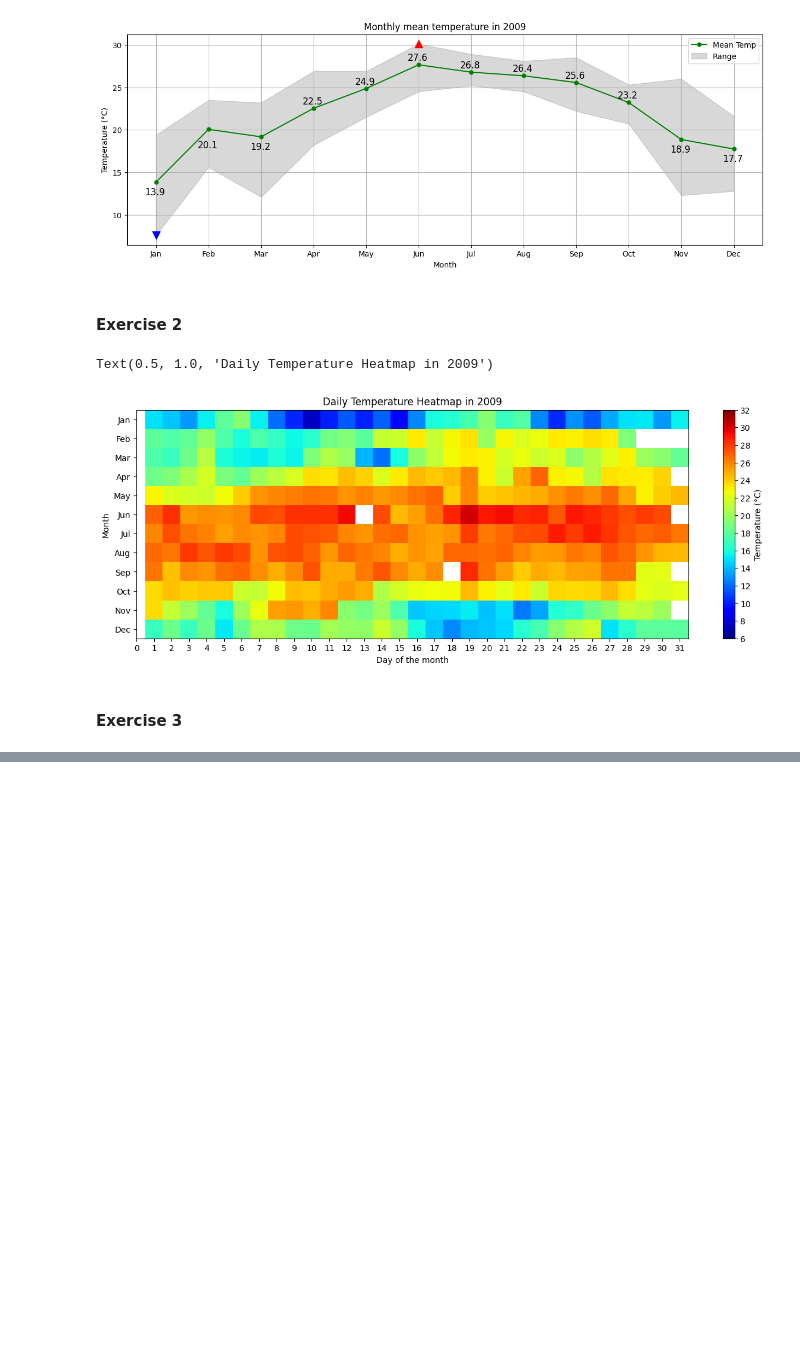
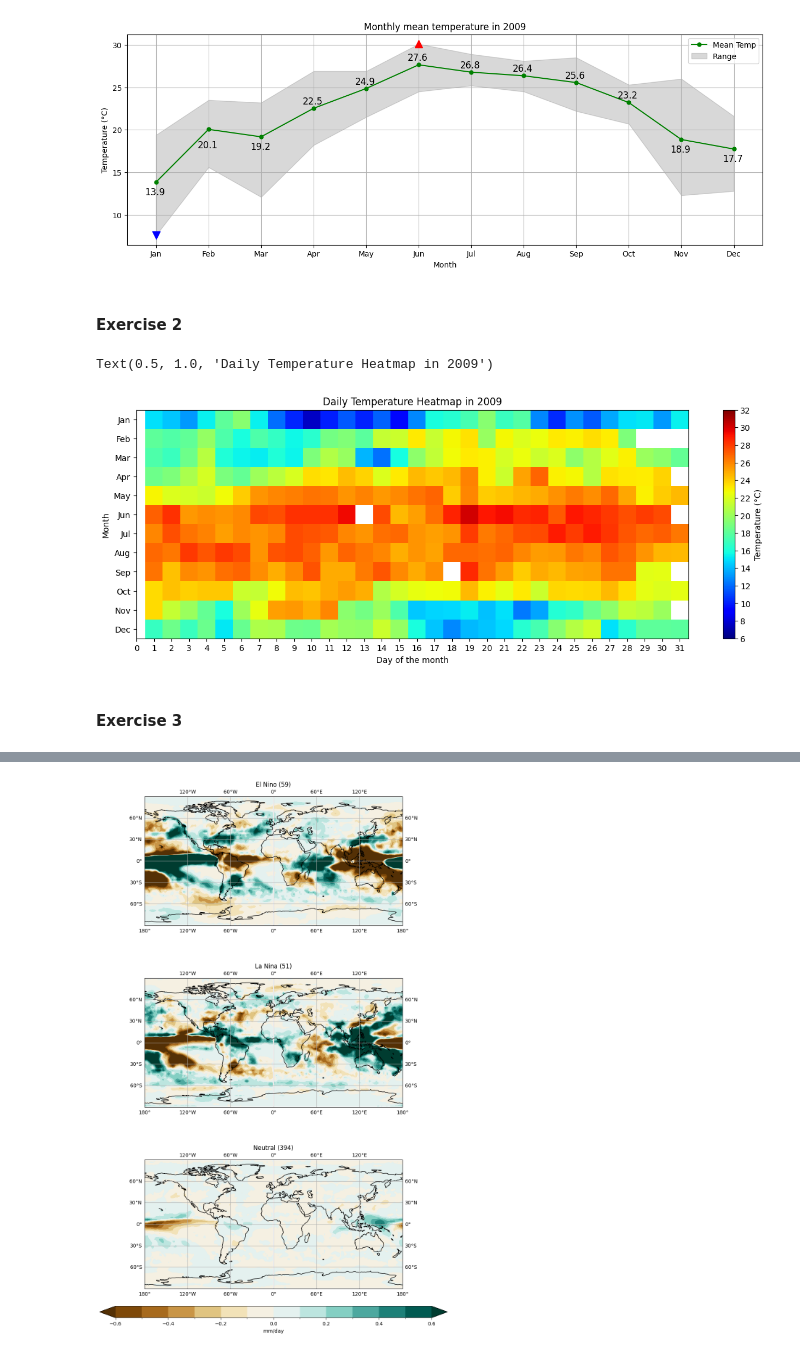
Before and after one commit to doanhlee04/LEARNING-, a Jupyter notebook: TMINH_Midterm.ipynb, the cells around one changed output, grey strips where cells are left out. Cells and saved outputs as stored; diff of their text form; code cells hidden in the pictures; blank space fills up the shorter version.

```diff
--- a/TMINH_Midterm.ipynb
+++ b/TMINH_Midterm.ipynb
@@ -101,0 +206,88 @@ df.shape
+# %%
+def classify_enso(nino34):
+    """Classify months into El Niño, La Niña, or Neutral based on Nino3.4 index."""
+    enso_state = xr.full_like(nino34, 'neutral', dtype='object')
+    enso_state = xr.where(nino34 >= 1.0, 'elnino', enso_state)
+    enso_state = xr.where(nino34 <= -1.0, 'lanina', enso_state)
+    return enso_state
+
+def calculate_enso_composites(precip_anomaly, enso_state):
+    """Calculate precipitation anomaly composites for each ENSO phase."""
+    elnino_comp = precip_anomaly.where(enso_state == 'elnino').mean('time')
+    lanina_comp = precip_anomaly.where(enso_state == 'lanina').mean('time')
+    neutral_comp = precip_anomaly.where(enso_state == 'neutral').mean('time')
+
+    n_elnino = (enso_state == 'elnino').sum().values
+    n_lanina = (enso_state == 'lanina').sum().values
+    n_neutral = (enso_state == 'neutral').sum().values
+
+    return elnino_comp, lanina_comp, neutral_comp, n_elnino, n_lanina, n_neutral
+
+def plot_enso_composites(elnino_comp, lanina_comp, neutral_comp, n_elnino, n_lanina, n_neutral):
+    """Create three-panel plot of ENSO precipitation anomaly composites."""
+    fig = plt.figure(figsize=(12, 16))
+    projection = ccrs.PlateCarree()
+
+    vmin, vmax = -0.6, 0.6
+    titles = [f'El Nino ({n_elnino})', f'La Nina ({n_lanina})', f'Neutral ({n_neutral})']
+    composites = [elnino_comp, lanina_comp, neutral_comp]
+
+    for idx, (title, data) in enumerate(zip(titles, composites)):
+        ax = plt.subplot(3, 1, idx + 1, projection=projection)
+
+        im = data.plot.contourf(
+            ax=ax,
+            transform=ccrs.PlateCarree(),
+            levels=np.linspace(vmin, vmax, 13),
+            cmap='BrBG',
+            add_colorbar=False,
+            extend='both'
+        )
+
+        ax.coastlines()
+        ax.gridlines(draw_labels=True)
+
+        ax.set_title(title)
+        ax.set_ylim(-90, 90)
+        ax.set_xlim(-180, 180)
+
+    # Adjust colorbar position
+    cbar_ax = fig.add_axes([0.1, 0.05, 0.8, 0.02])
+    cbar = plt.colorbar(im, cax=cbar_ax, orientation='horizontal')
+    cbar.set_label('mm/day', fontsize=10)
+
+    # Adjust spacing
+    plt.subplots_adjust(left=0.1, right=0.9, top=0.95, bottom=0.1, hspace=0.4)
+
+    return plt
+
+# Main execution
+try:
+    precip_ds = xr.open_dataset('precip.mon.mean.nc')
+    sst_ds = xr.open_dataset('sst.nc')
+
+    climatology_sst = sst_ds['sst'].sel(time=slice('1981', '2024')).groupby('time.month').mean('time')
+    anomalies_sst = sst_ds['sst'].groupby('time.month') - climatology_sst
+
+    nino34 = index_nino34  # Using function from previous example
+
+    precip = precip_ds['precip']
+    if 'units' in precip.attrs and precip.attrs['units'] == 'mm/s':
+        precip = precip * 86400
+
+    climatology_precip = precip.sel(time=slice('1981', '2024')).groupby('time.month').mean('time')
+    anomalies_precip = precip.groupby('time.month') - climatology_precip
+
+    enso_state = classify_enso(nino34)
+
+    elnino_comp, lanina_comp, neutral_comp, n_elnino, n_lanina, n_neutral = calculate_enso_composites(
+        anomalies_precip, enso_state)
+
+    plot_enso_composites(elnino_comp, lanina_comp, neutral_comp, n_elnino, n_lanina, n_neutral)
+    plt.show()
+except FileNotFoundError:
+    print("Please ensure both 'precip.mon.mean.nc' and 'sst.nc' files are in the current directory")
+except Exception as e:
+    print(f"An error occurred: {str(e)}")
+# %% [output]
+[figure, added]
```
Also changed, not shown: parts of 12 cells of this notebook, 23 other files.
